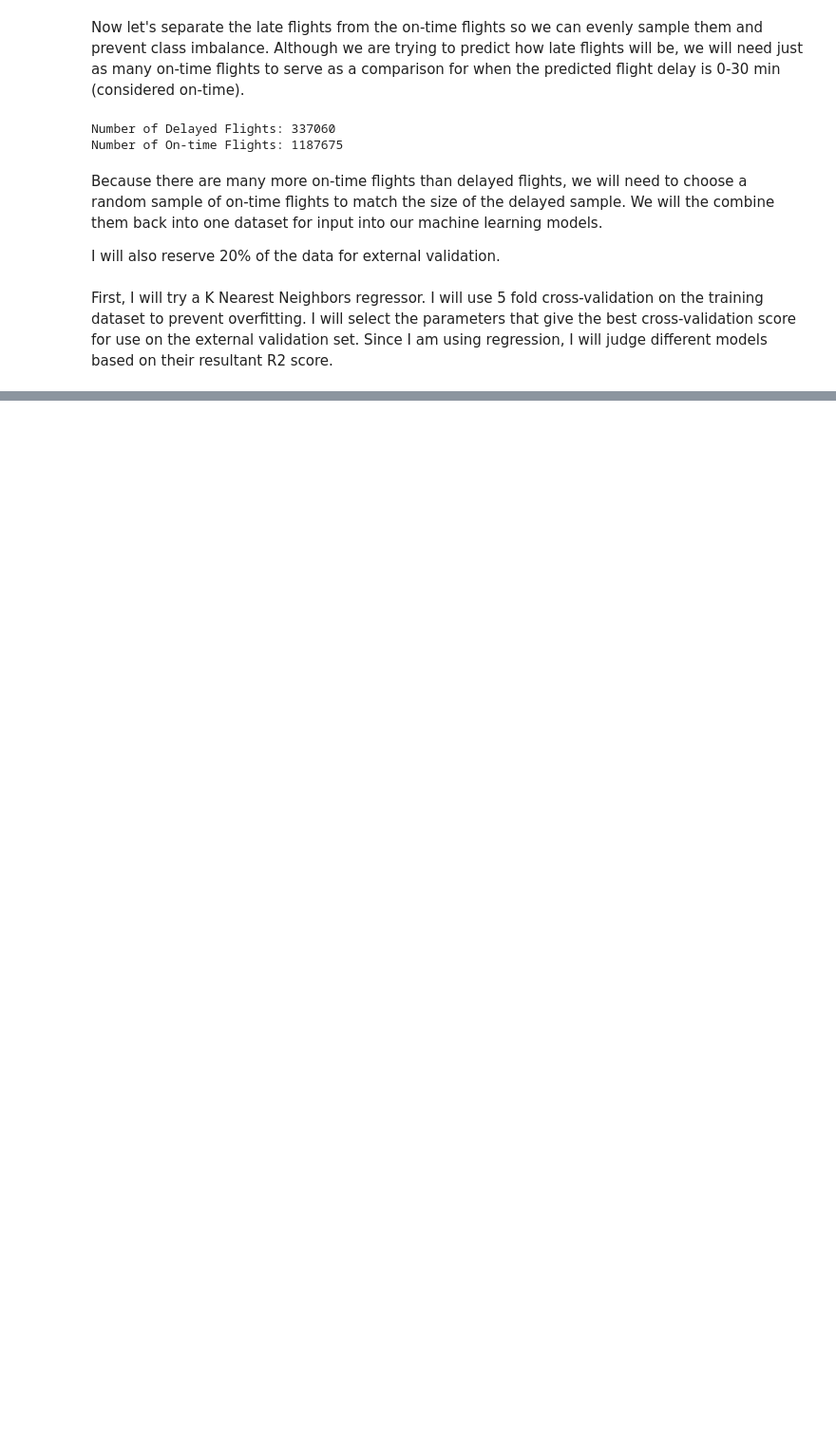
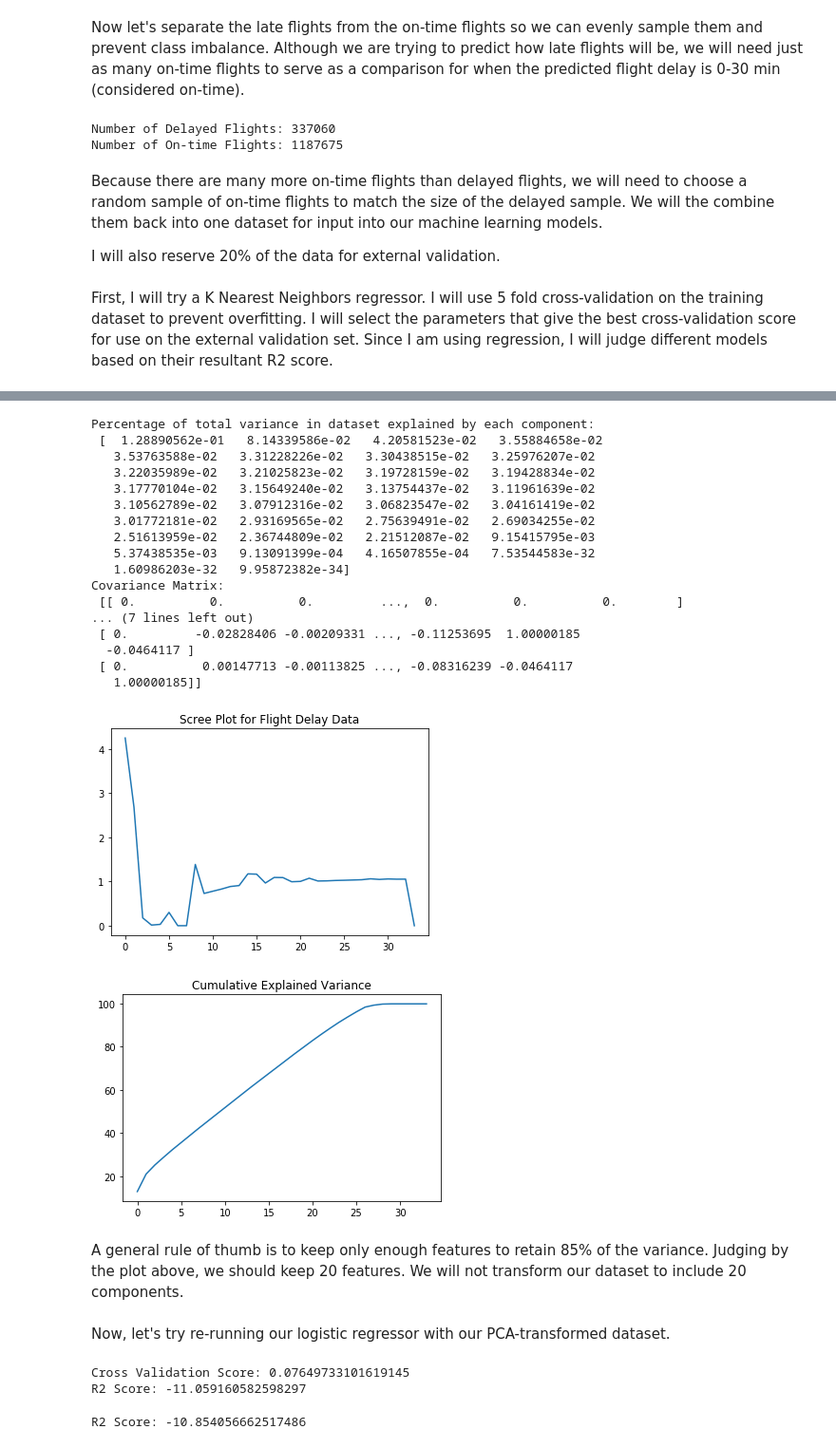
Before and after one commit to osnosis/Predicting-Flight-Delay, a Jupyter notebook: Late Airline Arrivals.ipynb, the cells around one changed output, grey strips where cells are left out. Shown at 95% size. Saved outputs shown, nothing was run; the diff lists cells and outputs as text; code cells hidden in the pictures; blank space fills up the shorter version.

```diff
--- a/Late Airline Arrivals.ipynb
+++ b/Late Airline Arrivals.ipynb
@@ -678,0 +369,15 @@ best_features = run_boosting(X_train, Y_train, X_test, Y_test)
+# %%
+def run_linear_cv(X, Y):
+    lr = linear_model.LinearRegression()
+    lr.fit(X, Y)
+
+    scores = cross_validation.cross_val_score(lr, X, Y, cv=5)
+    Y_pred = lr.predict(X)
+
+    print(f'Cross Validation Score: {scores.mean()}')
+    print(f'R2 Score: {r2_score(Y_pred, Y)}\n')
+
+    current_run = {'cross-val score': scores.mean(), 'r2 score': r2_score(Y_pred, Y)}
+    runs.append(current_run)
+# %%
+run_linear_cv(X_train, Y_train)
@@ -678,0 +391,47 @@ best_features = run_boosting(X_train, Y_train, X_test, Y_test)
+# %%
+X_scaled = StandardScaler().fit_transform(X_train)
+sklearn_pca = PCA()
+sklearn_pca.fit(X_scaled)
+
+print(
+    'Percentage of total variance in dataset explained by each component:\n',
+    sklearn_pca.explained_variance_ratio_
+)
+
+Xt = X_scaled.T
+Cx = np.cov(Xt)
+print('Covariance Matrix:\n', Cx)
+
+eig_val_cov, eig_vec_cov = np.linalg.eig(Cx)
+
+plt.plot(eig_val_cov)
+plt.title("Scree Plot for Flight Delay Data")
+plt.show()
+
+# Calculate cumulative sum of variance explained with [n] features
+var=np.cumsum(np.round(sklearn_pca.explained_variance_ratio_, decimals=3)*100)
+plt.plot(var)
+plt.title("Cumulative Explained Variance")
+plt.show()
+# %% [output]
+Percentage of total variance in dataset explained by each component:
+ [  1.28890562e-01   8.14339586e-02   4.20581523e-02   3.55884658e-02
+   3.53763588e-02   3.31228226e-02   3.30438515e-02   3.25976207e-02
+   3.22035989e-02   3.21025823e-02   3.19728159e-02   3.19428834e-02
+   3.17770104e-02   3.15649240e-02   3.13754437e-02   3.11961639e-02
+   3.10562789e-02   3.07912316e-02   3.06823547e-02   3.04161419e-02
+   3.01772181e-02   2.93169565e-02   2.75639491e-02   2.69034255e-02
+   2.51613959e-02   2.36744809e-02   2.21512087e-02   9.15415795e-03
+   5.37438535e-03   9.13091399e-04   4.16507855e-04   7.53544583e-32
+   1.60986203e-32   9.95872382e-34]
+Covariance Matrix:
+ [[ 0.          0.          0.         ...,  0.          0.          0.        ]
+... (7 lines left out)
+ [ 0.         -0.02828406 -0.00209331 ..., -0.11253695  1.00000185
+  -0.0464117 ]
+ [ 0.          0.00147713 -0.00113825 ..., -0.08316239 -0.0464117
+   1.00000185]]
+[figure, added]
+[figure, added]
+# %% [markdown]
+A general rule of thumb is to keep only enough features to retain 85% of the variance. Judging by the plot above, we should keep 20 features. We will not transform our dataset to include 20 components.
@@ -678,0 +449,18 @@ best_features = run_boosting(X_train, Y_train, X_test, Y_test)
+# %% [markdown]
+Now, let's try re-running our logistic regressor with our PCA-transformed dataset.
+# %%
+run_linear_cv(X_train_pca_df, Y_train)
+# %% [output]
+Cross Validation Score: 0.07649733101619145
+R2 Score: -11.059160582598297
+# %%
+def run_linear_val(X_train, Y_train, X_test, Y_test):
+    lr = linear_model.LinearRegression()
+    lr.fit(X_train, Y_train)
+    Y_pred = lr.predict(X_test)
+
+    print(f'R2 Score: {r2_score(Y_pred, Y_test)}\n')
+
+run_linear_val(X_train_pca_df, Y_train, X_test_pca_df, Y_test)
+# %% [output]
+R2 Score: -10.854056662517486
```
Also changed, not shown: parts of 42 cells of this notebook.
